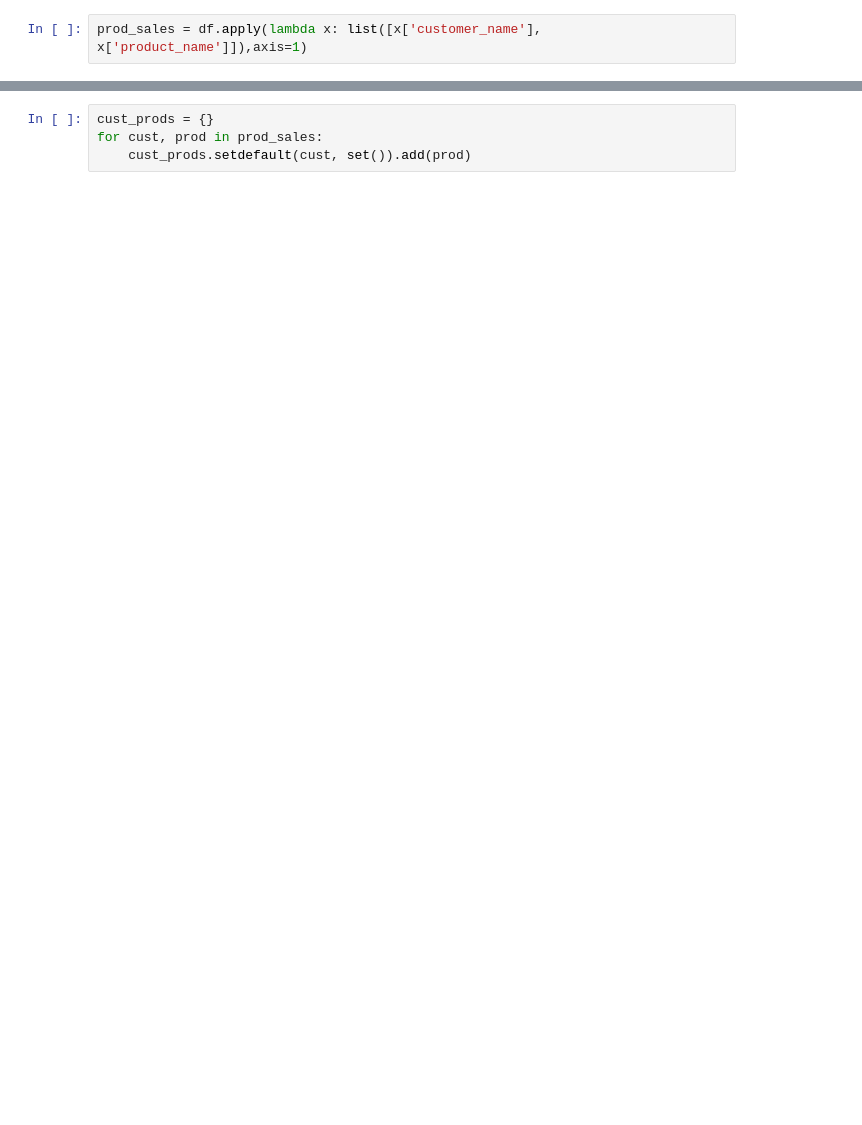
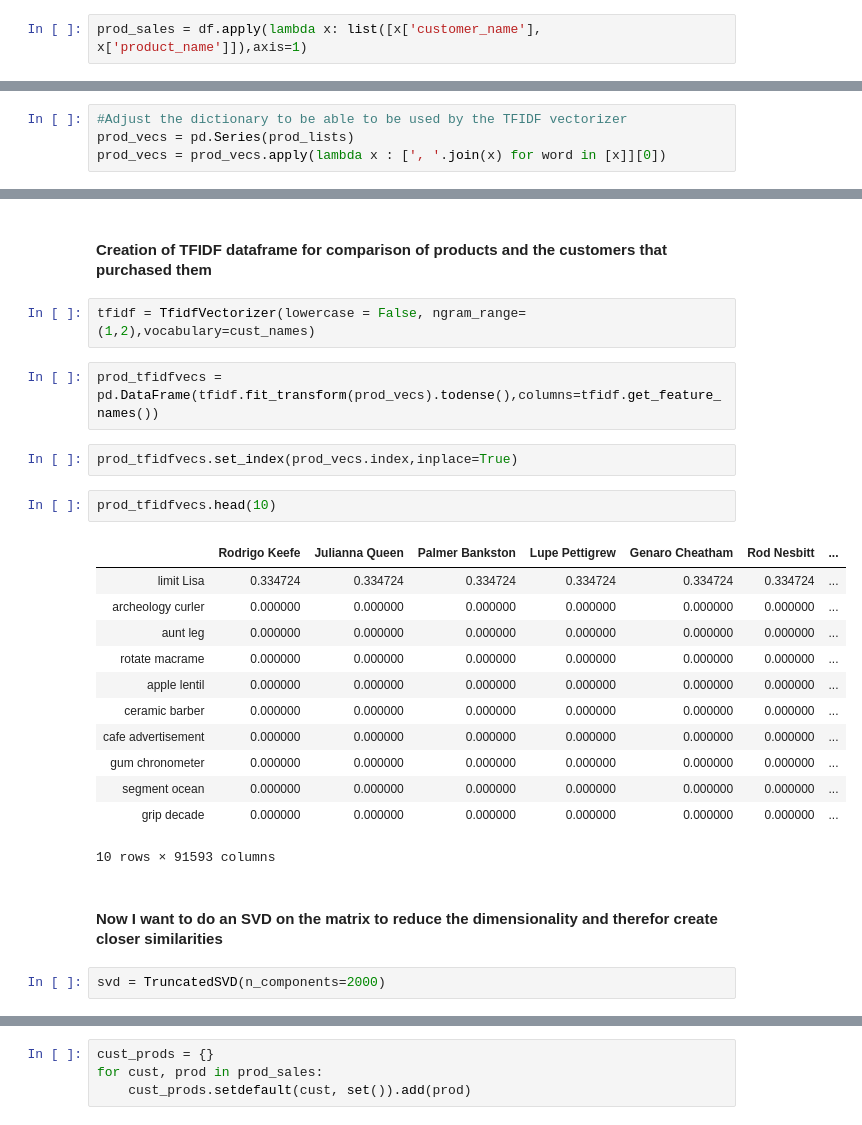
Before and after one commit to elke-hansen/Portfolio, a Jupyter notebook: Capstone/Final Model.ipynb, the cells around one changed output, grey strips where cells are left out. Cells and saved outputs as stored; diff of their text form; blank space fills up the shorter version.

Commit message:
Adjustment of final Capstone project

```diff
--- a/Capstone/Final Model.ipynb
+++ b/Capstone/Final Model.ipynb
@@ -37,0 +65,4 @@ prod_sales = df.apply(lambda x: list([x['customer_name'], x['product_name']]),ax
+# %%
+#Adjust the dictionary to be able to be used by the TFIDF vectorizer
+prod_vecs = pd.Series(prod_lists)
+prod_vecs = prod_vecs.apply(lambda x : [', '.join(x) for word in [x]][0])
@@ -37,0 +78,27 @@ prod_sales = df.apply(lambda x: list([x['customer_name'], x['product_name']]),ax
+# %% [markdown]
+#### Creation of TFIDF dataframe for comparison of products and the customers that purchased them
+# %%
+tfidf = TfidfVectorizer(lowercase = False, ngram_range=(1,2),vocabulary=cust_names)
+# %%
+prod_tfidfvecs =  pd.DataFrame(tfidf.fit_transform(prod_vecs).todense(),columns=tfidf.get_feature_names())
+# %%
+prod_tfidfvecs.set_index(prod_vecs.index,inplace=True)
+# %%
+prod_tfidfvecs.head(10)
+# %% [output]
+|  | Rodrigo Keefe | Julianna Queen | Palmer Bankston | Lupe Pettigrew | Genaro Cheatham | Rod Nesbitt | ... |
+| limit Lisa | 0.334724 | 0.334724 | 0.334724 | 0.334724 | 0.334724 | 0.334724 | ... |
+| archeology curler | 0.000000 | 0.000000 | 0.000000 | 0.000000 | 0.000000 | 0.000000 | ... |
+| aunt leg | 0.000000 | 0.000000 | 0.000000 | 0.000000 | 0.000000 | 0.000000 | ... |
+| rotate macrame | 0.000000 | 0.000000 | 0.000000 | 0.000000 | 0.000000 | 0.000000 | ... |
+| apple lentil | 0.000000 | 0.000000 | 0.000000 | 0.000000 | 0.000000 | 0.000000 | ... |
+| ceramic barber | 0.000000 | 0.000000 | 0.000000 | 0.000000 | 0.000000 | 0.000000 | ... |
+| cafe advertisement | 0.000000 | 0.000000 | 0.000000 | 0.000000 | 0.000000 | 0.000000 | ... |
+| gum chronometer | 0.000000 | 0.000000 | 0.000000 | 0.000000 | 0.000000 | 0.000000 | ... |
+| segment ocean | 0.000000 | 0.000000 | 0.000000 | 0.000000 | 0.000000 | 0.000000 | ... |
+| grip decade | 0.000000 | 0.000000 | 0.000000 | 0.000000 | 0.000000 | 0.000000 | ... |
+10 rows × 91593 columns
+# %% [markdown]
+#### Now I want to do an SVD on the matrix to reduce the dimensionality and therefor create closer similarities
+# %%
+svd = TruncatedSVD(n_components=2000)
```
Also changed, not shown: parts of 113 cells of this notebook, 18 other files.
